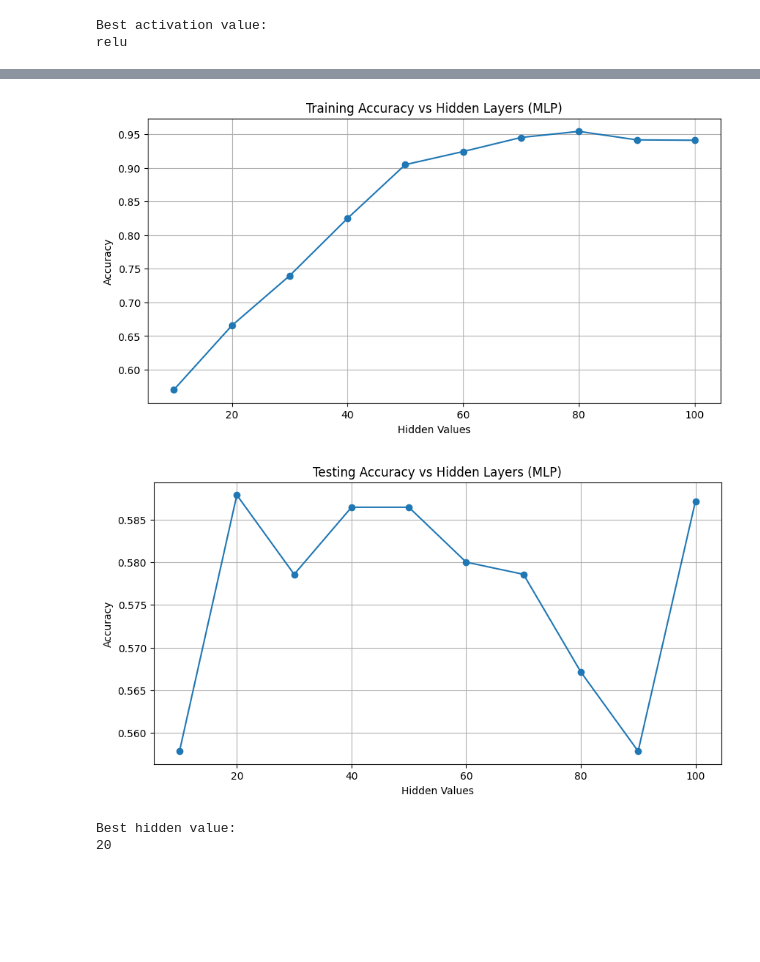
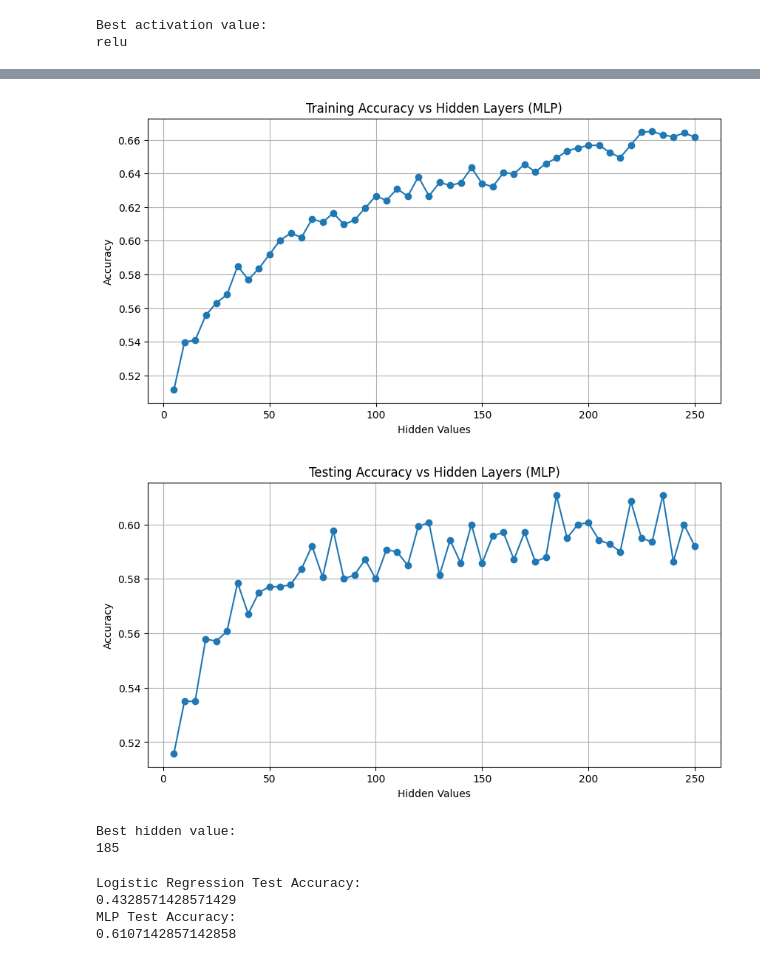
Before and after one commit to tmgavron/ai-project, a Jupyter notebook: AI_Project.ipynb, the cells around one changed output, grey strips where cells are left out. Drawn from its saved outputs; the diff is of its cells as text; code cells hidden in the pictures; blank space fills up the shorter version.

```diff
--- a/AI_Project.ipynb
+++ b/AI_Project.ipynb
@@ -115,7 +115,7 @@ tempo                  -0.027839         0.036801
 time_signature          1.000000         0.011518
 track_genre_int         0.011518         1.000000
 # %%
-X = filteredTrainingFrame.drop(columns=['track_genre_int'])
+X = filteredTrainingFrame.drop(columns=['track_genre_int', 'duration_ms', 'key', 'mode', 'time_signature', 'tempo'])
 y = filteredTrainingFrame['track_genre_int']
 
 # Split the data into training and testing sets
@@ -384,11 +382,11 @@ testAccuracies = []
 eVal = []
 # Test epoch
 
-hiddenL = (100,)
+hiddenL = (185,)
 e = 5
 activationFunc = 'relu'
 
-for i in range(80):
+for i in range(50):
     mlp = runMLP(hiddenL, e, activationFunc)
     stats = getStats(mlp)
 
@@ -441,12 +439,12 @@ trainAccuracies = []
 testAccuracies = []
 hiddenVal = []
 # Test epoch
-val = 10
+val = 5
 e = 220
 activationFunc = 'relu'
 
-for i in range(10):
-    hiddenL = (val)
+for i in range(50):
+    hiddenL = (val,)
     mlp = runMLP(hiddenL, e, activationFunc)
     stats = getStats(mlp)
 
@@ -454,44 +452,44 @@ for i in range(10):
     testAccuracies.append(stats[0])
     hiddenVal.append(val)
 
-    val += 10
+    val += 5
 
 
 # Creating the plot
 plt.figure(figsize=(10, 5))  # Sets the figure size
 plt.plot(hiddenVal, trainAccuracies, marker='o')  # Plots the data with circles at each data point
 plt.title('Training Accuracy vs Hidden Layers (MLP)')  # Title of the plot
 plt.xlabel('Hidden Values')  # Label for the x-axis
 plt.ylabel('Accuracy')  # Label for the y-axis
 plt.grid(True)  # Adds a grid for easier readability
 plt.show()  # Displays the plot
 
 # # Creating the plot
 plt.figure(figsize=(10, 5))  # Sets the figure size
 plt.plot(hiddenVal, testAccuracies, marker='o')  # Plots the data with circles at each data point
 plt.title('Testing Accuracy vs Hidden Layers (MLP)')  # Title of the plot
 plt.xlabel('Hidden Values')  # Label for the x-axis
 plt.ylabel('Accuracy')  # Label for the y-axis
 plt.grid(True)  # Adds a grid for easier readability
 plt.show()  # Displays the plot
 
 
 # Find the maximum accuracy
 max_accuracy = max(testAccuracies)
 
 # Find the index of the maximum accuracy
 index_of_max = testAccuracies.index(max_accuracy)
 
 # Retrieve the corresponding epoch value (e)
 hidden_at_max_accuracy = hiddenVal[index_of_max]
 
 print("Best hidden value:")
 print(hidden_at_max_accuracy)
 # %% [output]
-[figure, old version]
+[figure, new version]
-[figure, old version]
+[figure, new version]
 Best hidden value:
-20
+185
 # %%
 # After tuning hyperparams:
 
@@ -499,9 +497,18 @@ lr = 0.83
 e = 7
 finalLogreg = runLogReg(lr, e)
 logregStats = getStats(logreg)
+print("Logistic Regression Test Accuracy:")
+print(logregStats[0])
 
-hiddenL = (20)
+hiddenL = (185,)
 e = 220
 activationFunc = 'relu'
 mlp = runMLP(hiddenL, e, activationFunc)
 mlpStats = getStats(mlp)
+print("MLP Test Accuracy:")
+print(mlpStats[0])
+# %% [output]
+Logistic Regression Test Accuracy:
+0.4328571428571429
+MLP Test Accuracy:
+0.6107142857142858
```
Also changed, not shown: parts of 4 cells of this notebook.
